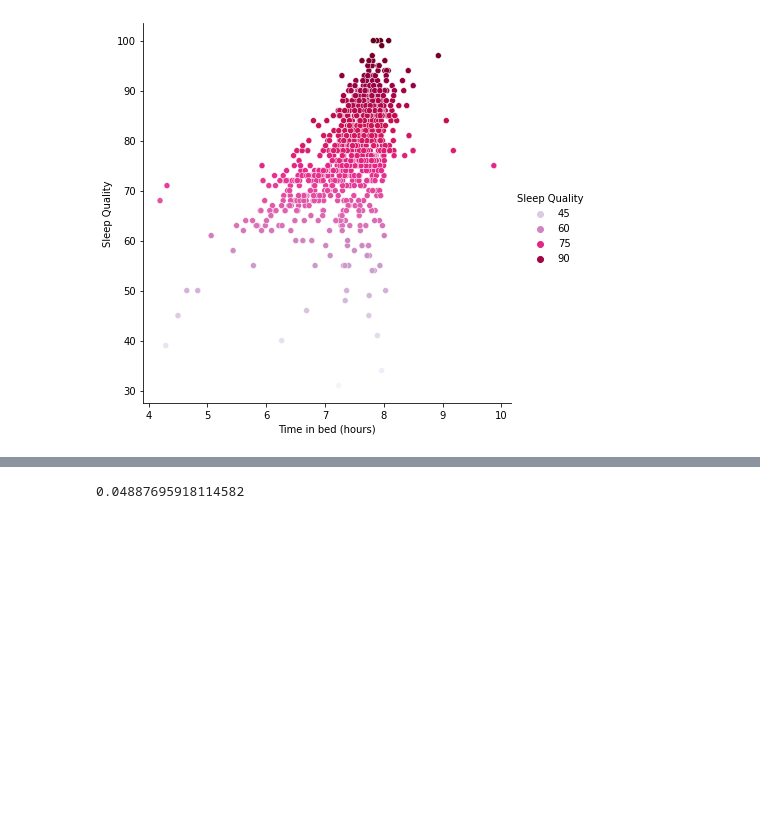
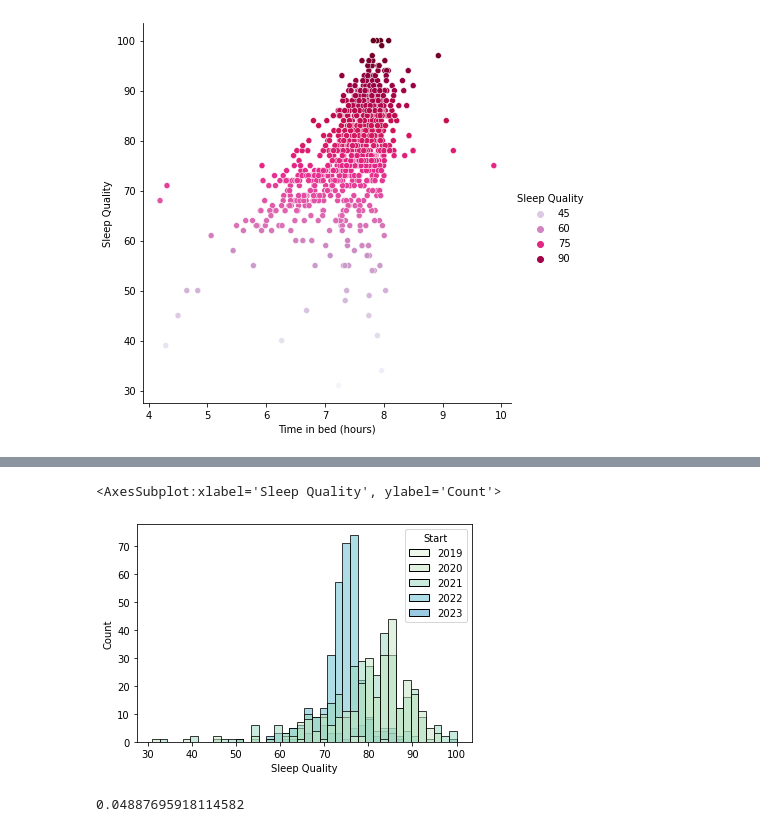
Before and after one commit to JRamirex/SleepCycleAnalyzer, a Jupyter notebook: SleepAnalyzer.ipynb, the cells around one changed output, grey strips where cells are left out. Saved outputs shown, nothing was run; the diff lists cells and outputs as text; code cells hidden in the pictures; blank space fills up the shorter version.

```diff
--- a/SleepAnalyzer.ipynb
+++ b/SleepAnalyzer.ipynb
@@ -347,3 +347,9 @@ Name: Sleep Quality, dtype: float64
+# %%
+# Histograms of every year
+sns.histplot(data=sleepData, x='Sleep Quality', bins = 40, hue= sleepData['Start'].dt.strftime('%Y'))
+# %% [output]
+<AxesSubplot:xlabel='Sleep Quality', ylabel='Count'>
+[figure, added]
 # %%
 # Plot for showing my 'worst' sleep quality days
 sns.set_palette("GnBu")
```
Also changed, not shown: parts of 3 cells of this notebook.
